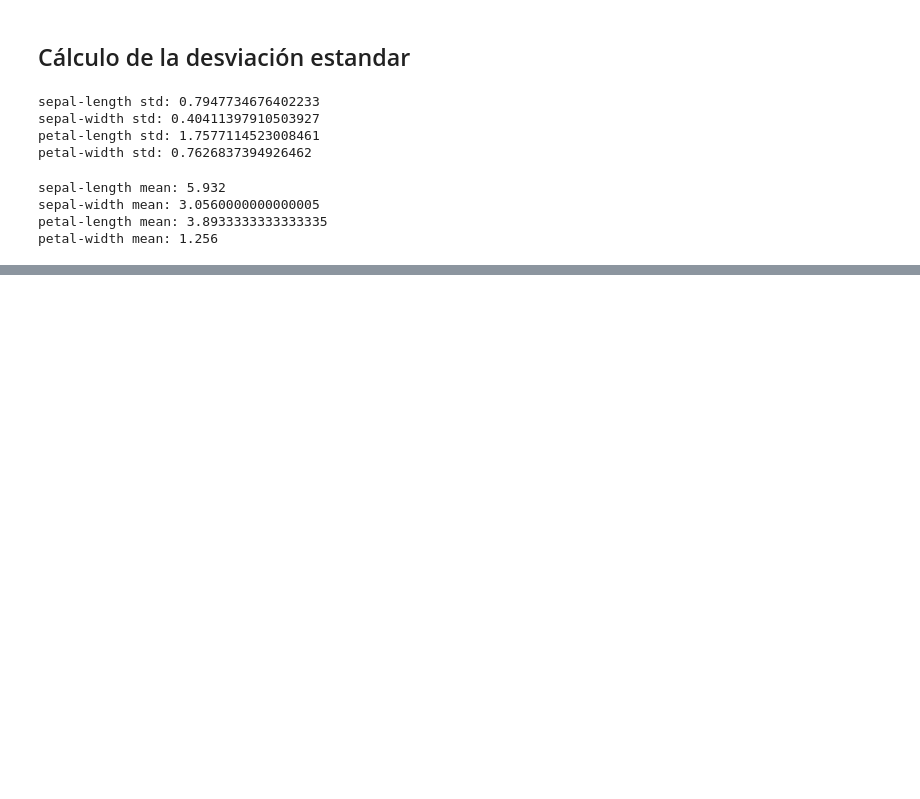
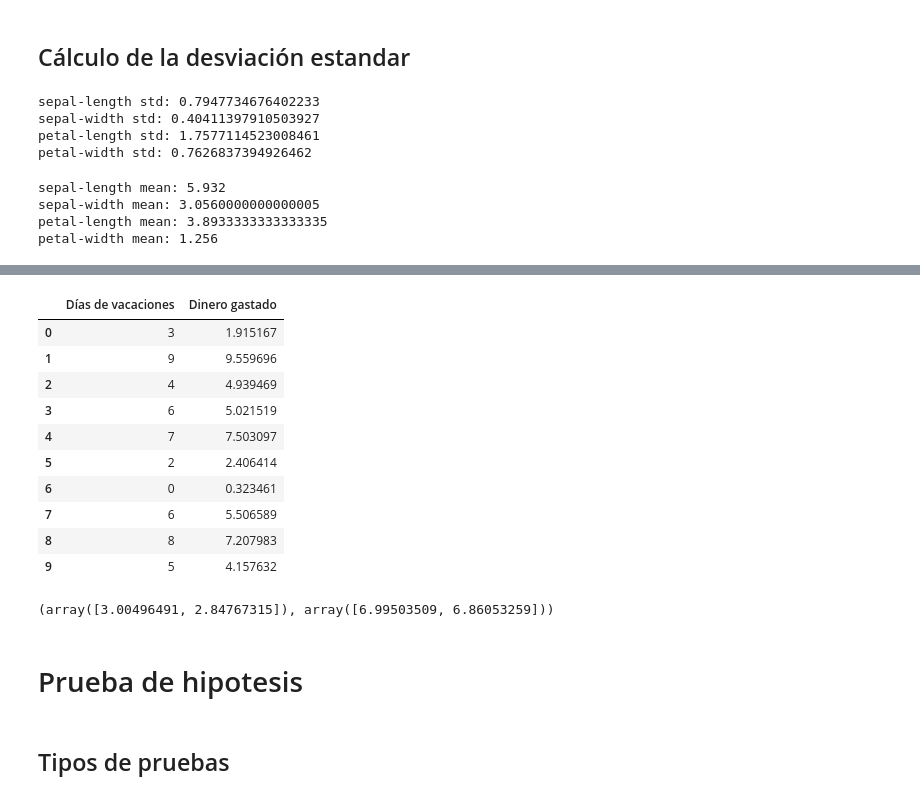
Before and after one commit to daniel9426/Estadistica-Inferencial, a Jupyter notebook: Funciones de muestreo en python.ipynb, the cells around one changed output, grey strips where cells are left out. Saved outputs shown, nothing was run; the diff lists cells and outputs as text; code cells hidden in the pictures; blank space fills up the shorter version.

Commit message:
Ingreso de tipos de validacion de hipotesis

```diff
--- a/Funciones de muestreo en python.ipynb
+++ b/Funciones de muestreo en python.ipynb
@@ -249,0 +275,3 @@ petal-width mean: 1.256
+# %%
+tuple=list(zip(var1, var2))
+tuple
@@ -249,0 +289,22 @@ petal-width mean: 1.256
+# %%
+tabla = pd.DataFrame(tuple,columns=["Días de vacaciones", "Dinero gastado"])
+tabla
+# %% [output]
+|  | Días de vacaciones | Dinero gastado |
+| 0 | 3 | 1.915167 |
+| 1 | 9 | 9.559696 |
+| 2 | 4 | 4.939469 |
+| 3 | 6 | 5.021519 |
+| 4 | 7 | 7.503097 |
+| 5 | 2 | 2.406414 |
+| 6 | 0 | 0.323461 |
+| 7 | 6 | 5.506589 |
+| 8 | 8 | 7.207983 |
+| 9 | 5 | 4.157632 |
+# %%
+# 0.95%
+st.t.interval(alpha= 0.95, df= len(tabla)-1, loc= np.mean(tabla), scale = st.sem(tabla))
+# %% [output]
+(array([3.00496491, 2.84767315]), array([6.99503509, 6.86053259]))
+# %% [markdown]
+# Prueba de hipotesis
@@ -249,0 +316,2 @@ petal-width mean: 1.256
+# %% [markdown]
+## Tipos de pruebas
```
Also changed, not shown: parts of 28 cells of this notebook, 1 other file.
